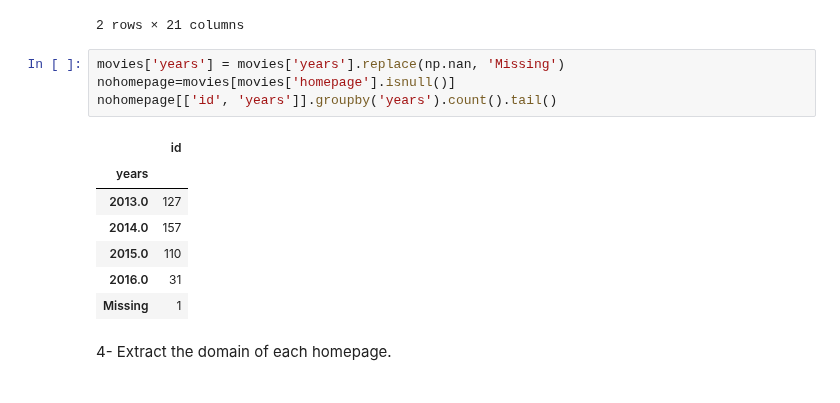
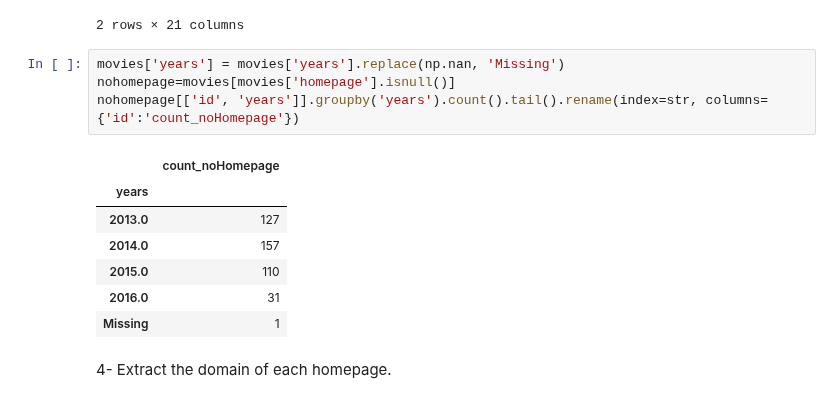
Before and after one commit to silviasantamaria/computerscience, a Jupyter notebook: NUOVO_PROJECT.ipynb, the cells around one changed output. Drawn from its saved outputs; the diff is of its cells as text.

Commit message:
rename di alcuni esercizi

```diff
--- a/NUOVO_PROJECT.ipynb
+++ b/NUOVO_PROJECT.ipynb
@@ -58,9 +58,9 @@ movies.head(2)
 # %%
 movies['years'] = movies['years'].replace(np.nan, 'Missing')
 nohomepage=movies[movies['homepage'].isnull()]
-nohomepage[['id', 'years']].groupby('years').count().tail()
+nohomepage[['id', 'years']].groupby('years').count().tail().rename(index=str, columns={'id':'count_noHomepage'})
 # %% [output]
-|  | id |
+|  | count_noHomepage |
 | years |  |
 | 2013.0 | 127 |
 | 2014.0 | 157 |
```
Also changed, not shown: parts of 3 cells of this notebook.
